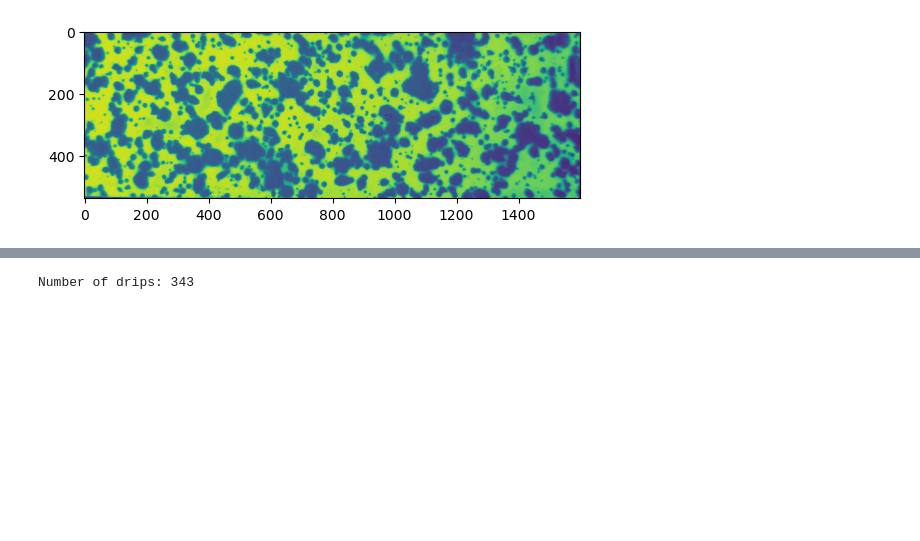
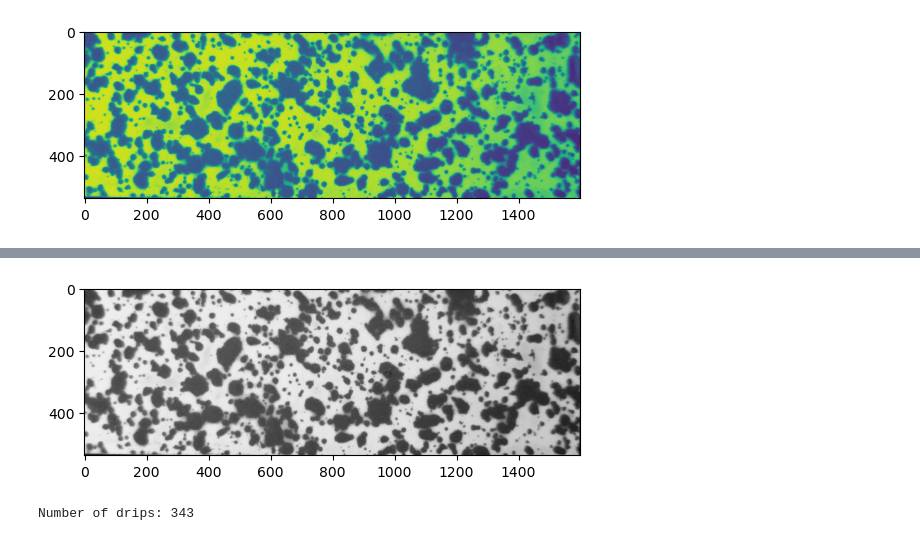
Before and after one commit to bernardeem/Python_projects, a Jupyter notebook: Image_processing_project/Drip_separator_3.ipynb, the cells around one changed output, grey strips where cells are left out. Cells and saved outputs as stored; diff of their text form; code cells hidden in the pictures; blank space fills up the shorter version.

Commit message:
using plt library to enhace binary image quality

```diff
--- a/Image_processing_project/Drip_separator_3.ipynb
+++ b/Image_processing_project/Drip_separator_3.ipynb
@@ -109,3 +107,9 @@ g_img = cv2.cvtColor(red_channel, cv2.COLOR_BGR2GRAY)
 cv2.imshow('Grayscale Red Channel', g_img)
 cv2.waitKey(0)
 cv2.destroyAllWindows()
+# %%
+# reading and saving image as binary using plt
+plt.imshow(g_img, cmap='gray')
+plt.savefig('image_binary_plt.png')
+# %% [output]
+[figure, added]
```
Also changed, not shown: parts of 2 cells of this notebook, 1 other file.
